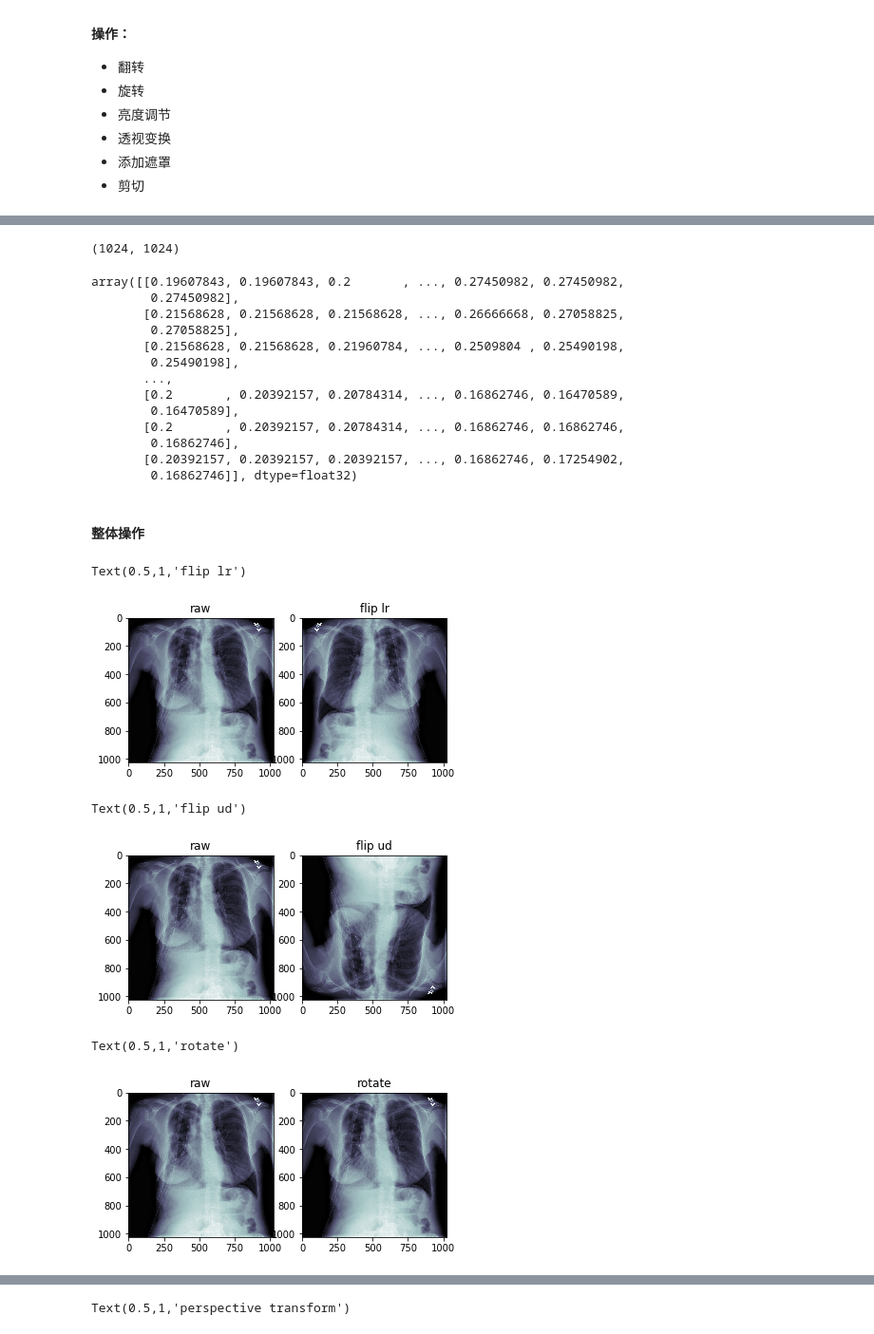
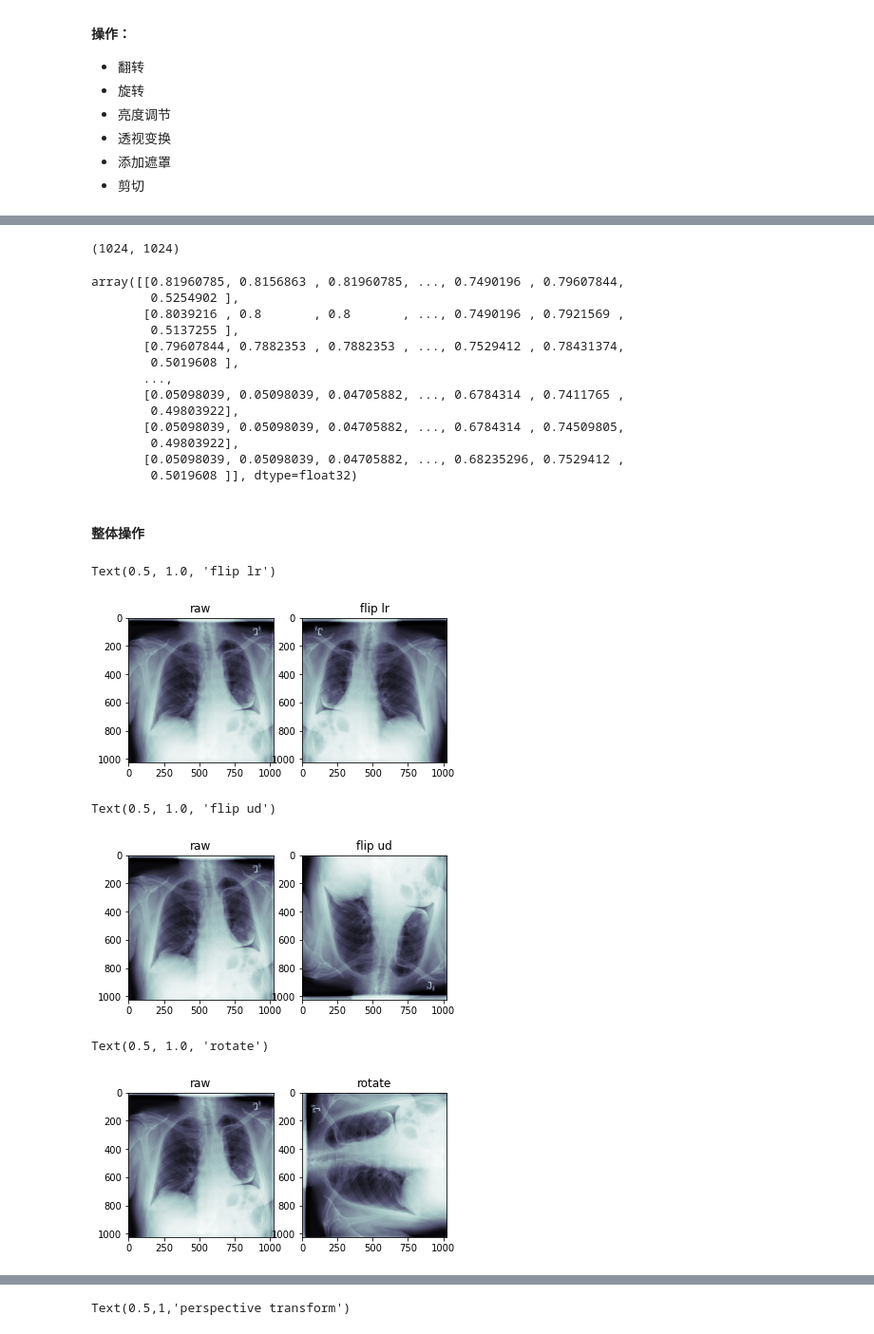
Before and after one commit to DarrenmondZhang/PyTorch-Seg, a Jupyter notebook: lecture-notes/week1.ipynb, the cells around one changed output, grey strips where cells are left out. Shown: that part at 95% size. Drawn from its saved outputs; the diff is of its cells as text; code cells hidden in the pictures.

```diff
--- a/lecture-notes/week1.ipynb
+++ b/lecture-notes/week1.ipynb
@@ -13,7 +13,7 @@ import copy
 from dataset.dataset_unet import mask2data
 from utils.mask_functions import rle2mask
 
-train_fname_list = glob('../data/processed/train/*')
+train_fname_list = glob(r"../data/processed/*")
 test_fname_list = glob('../data/processed/test/*')
 print('how many images in trainset folder: ', len(train_fname_list))
 print('how many images in testset folder: ', len(test_fname_list))
@@ -173,25 +181,25 @@ print(img.shape)
 img
 # %% [output]
 (1024, 1024)
-array([[0.19607843, 0.19607843, 0.2       , ..., 0.27450982, 0.27450982,
-        0.27450982],
-       [0.21568628, 0.21568628, 0.21568628, ..., 0.26666668, 0.27058825,
-        0.27058825],
-       [0.21568628, 0.21568628, 0.21960784, ..., 0.2509804 , 0.25490198,
-        0.25490198],
+array([[0.81960785, 0.8156863 , 0.81960785, ..., 0.7490196 , 0.79607844,
+        0.5254902 ],
+       [0.8039216 , 0.8       , 0.8       , ..., 0.7490196 , 0.7921569 ,
+        0.5137255 ],
+       [0.79607844, 0.7882353 , 0.7882353 , ..., 0.7529412 , 0.78431374,
+        0.5019608 ],
        ...,
-       [0.2       , 0.20392157, 0.20784314, ..., 0.16862746, 0.16470589,
-        0.16470589],
-       [0.2       , 0.20392157, 0.20784314, ..., 0.16862746, 0.16862746,
-        0.16862746],
-       [0.20392157, 0.20392157, 0.20392157, ..., 0.16862746, 0.17254902,
-        0.16862746]], dtype=float32)
+       [0.05098039, 0.05098039, 0.04705882, ..., 0.6784314 , 0.7411765 ,
+        0.49803922],
+       [0.05098039, 0.05098039, 0.04705882, ..., 0.6784314 , 0.74509805,
+        0.49803922],
+       [0.05098039, 0.05098039, 0.04705882, ..., 0.68235296, 0.7529412 ,
+        0.5019608 ]], dtype=float32)
 # %% [markdown]
 #### 整体操作
 # %%
 ## 左右翻转
-#img_flip_lr = img[:, ::-1]
-img_flip_lr = cv2.flip(img, 1)
+#img_flip_lr = img[:, ::-1]  # 行不变，列翻转
+img_flip_lr = cv2.flip(img, 1)  # 在1维度上进行翻转
 
 fig, (ax0,ax1) = plt.subplots(nrows=1, ncols=2)
 ax0.imshow(img, cmap=plt.cm.bone)
@@ -199,12 +207,12 @@ ax0.set_title('raw')
 ax1.imshow(img_flip_lr, cmap=plt.cm.bone)
 ax1.set_title('flip lr')
 # %% [output]
-Text(0.5,1,'flip lr')
+Text(0.5, 1.0, 'flip lr')
-[figure, old version]
+[figure, new version]
 # %%
 ## 上下翻转
 img_flip_ud = img[::-1, :]
-#img_flip_ud = cv2.flip(img, 0)
+#img_flip_ud = cv2.flip(img, 0)  # 在维度0上翻转
 
 fig, (ax0,ax1) = plt.subplots(nrows=1, ncols=2)
 ax0.imshow(img, cmap=plt.cm.bone)
@@ -212,22 +220,22 @@ ax0.set_title('raw')
 ax1.imshow(img_flip_ud, cmap=plt.cm.bone)
 ax1.set_title('flip ud')
 # %% [output]
-Text(0.5,1,'flip ud')
+Text(0.5, 1.0, 'flip ud')
-[figure, old version]
+[figure, new version]
 # %%
 ## （逆时针）旋转90"、180"、270"、360"
-#img_rot = np.rot90(img, 1)
+img_rot = np.rot90(img, 1)
 #img_rot = np.rot90(img, 2)
-#img_rot = np.rot90(img, 3)
-img_rot = np.rot90(img, 4)
+# img_rot = np.rot90(img, 3)
+# img_rot = np.rot90(img, 4)
 
 fig, (ax0,ax1) = plt.subplots(nrows=1, ncols=2)
 ax0.imshow(img, cmap=plt.cm.bone)
 ax0.set_title('raw')
 ax1.imshow(img_rot, cmap=plt.cm.bone)
 ax1.set_title('rotate')
 # %% [output]
-Text(0.5,1,'rotate')
+Text(0.5, 1.0, 'rotate')
-[figure, old version]
+[figure, new version]
 # %%
 ## 亮度调节
```
Also changed, not shown: parts of 32 cells of this notebook, 7 other files.
